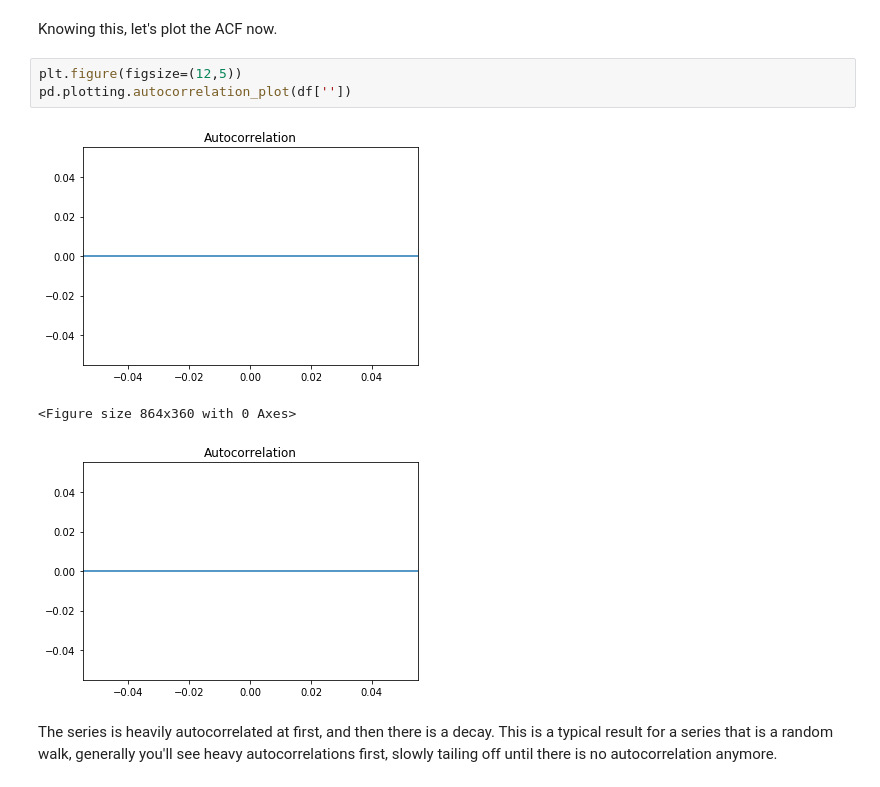
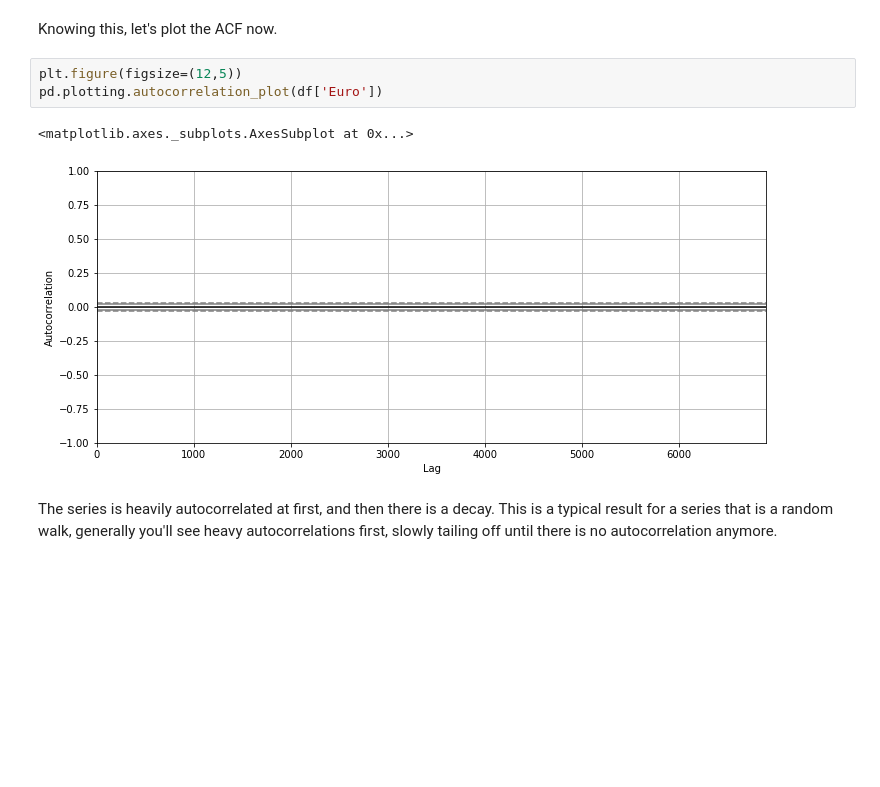
Before and after one commit to nic464/dsc-enterprise-hsbc-autocorrelation-in-time-series-lab-hsbc-ds-081319, a Jupyter notebook: index.ipynb, the cells around one changed output. Cells and saved outputs as stored; diff of their text form; blank space fills up the shorter version.

```diff
--- a/index.ipynb
+++ b/index.ipynb
@@ -113,11 +113,10 @@ df_lag5.plot(kind='line', figsize=(10,12))
 Knowing this, let's plot the ACF now.
 # %%
 plt.figure(figsize=(12,5))
-pd.plotting.autocorrelation_plot(df[''])
+pd.plotting.autocorrelation_plot(df['Euro'])
 # %% [output]
+<matplotlib.axes._subplots.AxesSubplot at 0x...>
-[figure, old version]
+[figure, new version]
-<Figure size 864x360 with 0 Axes>
-[figure, removed]
 # %% [markdown]
 The series is heavily autocorrelated at first, and then there is a decay. This is a typical result for a series that is a random walk, generally you'll see heavy autocorrelations first, slowly tailing off until there is no autocorrelation anymore.
 # %% [markdown]
```
